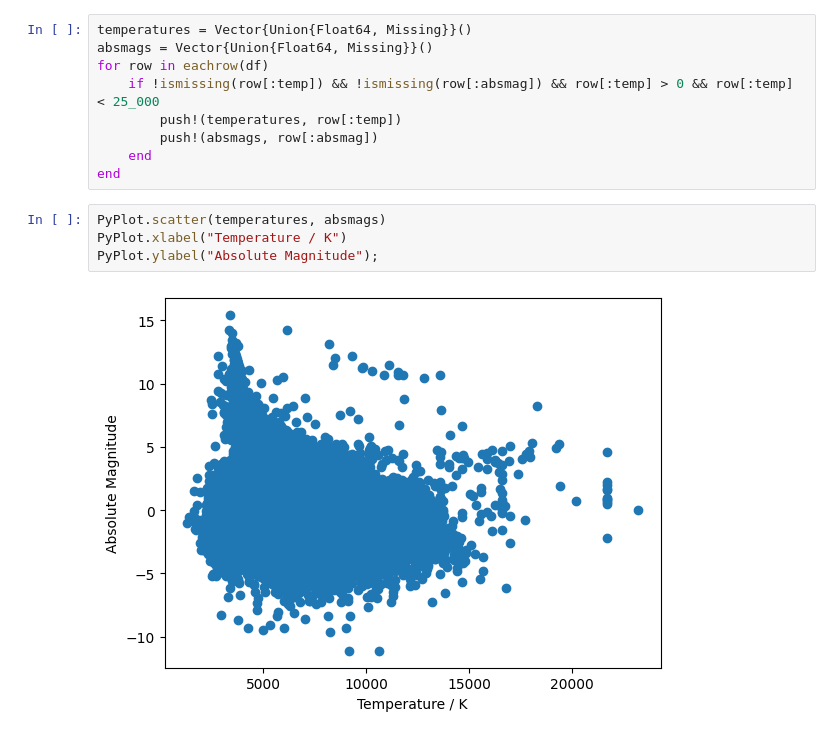
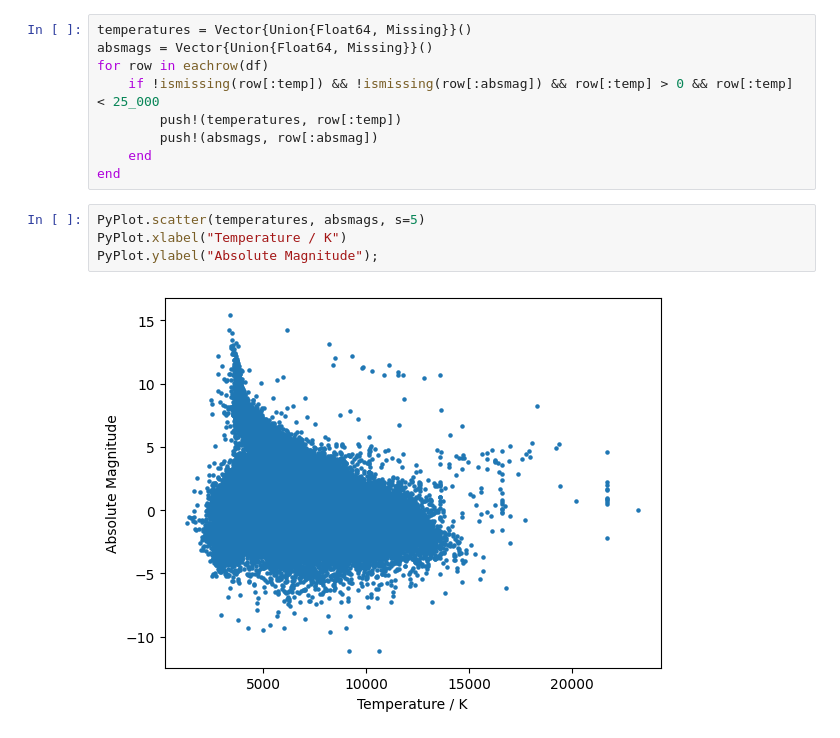
Before and after one commit to kralik555/BI-JUL, a Jupyter notebook: hw04-astro.ipynb, the cells around one changed output. Saved outputs shown, nothing was run; the diff lists cells and outputs as text.

Commit message:
Fixed the brightest stars and constellations, made smaller points in graph

```diff
--- a/hw04-astro.ipynb
+++ b/hw04-astro.ipynb
@@ -322,8 +322,8 @@ for row in eachrow(df)
     end
 end
 # %%
-PyPlot.scatter(temperatures, absmags)
+PyPlot.scatter(temperatures, absmags, s=5)
 PyPlot.xlabel("Temperature / K")
 PyPlot.ylabel("Absolute Magnitude");
 # %% [output]
-[figure, old version]
+[figure, new version]
```
Also changed, not shown: parts of 6 cells of this notebook.
